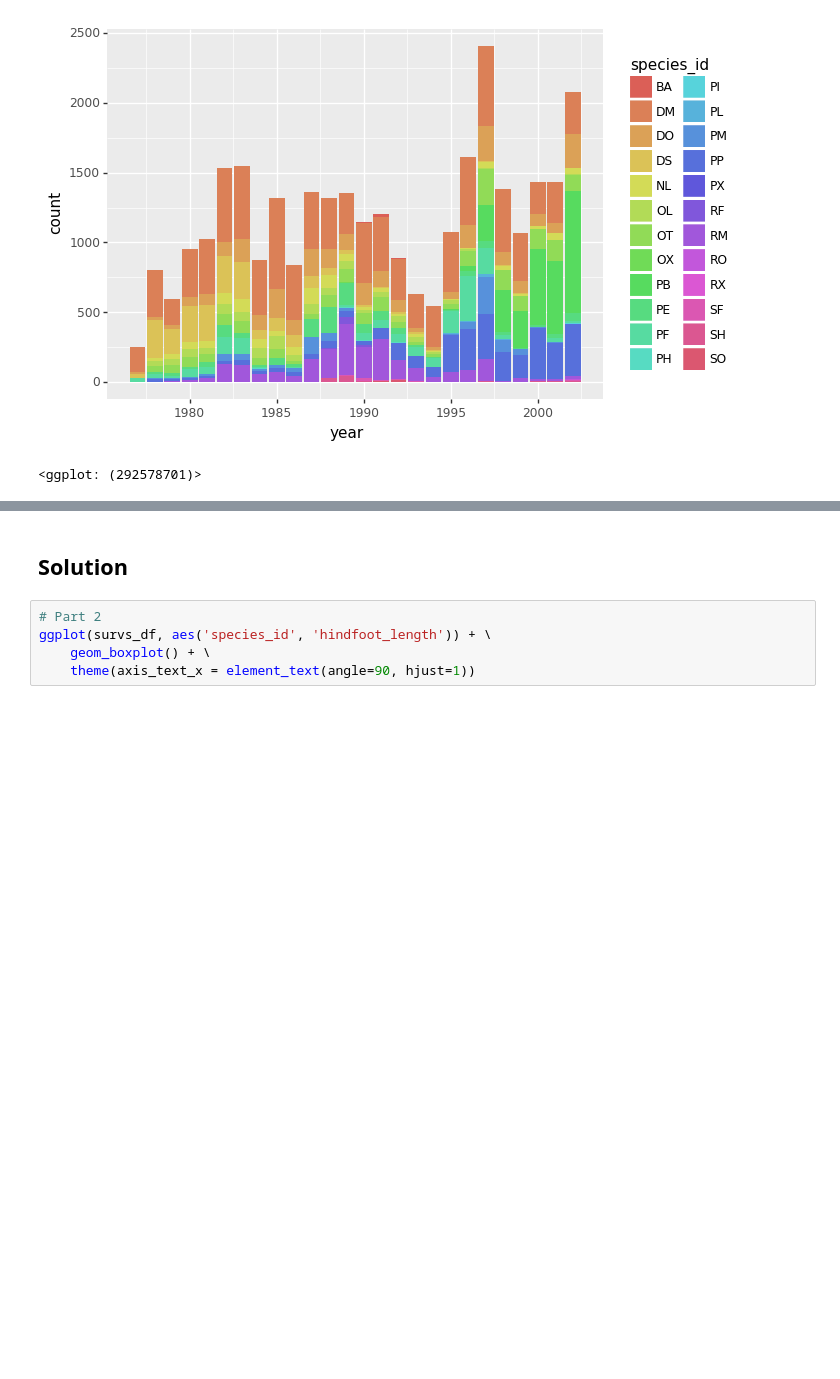
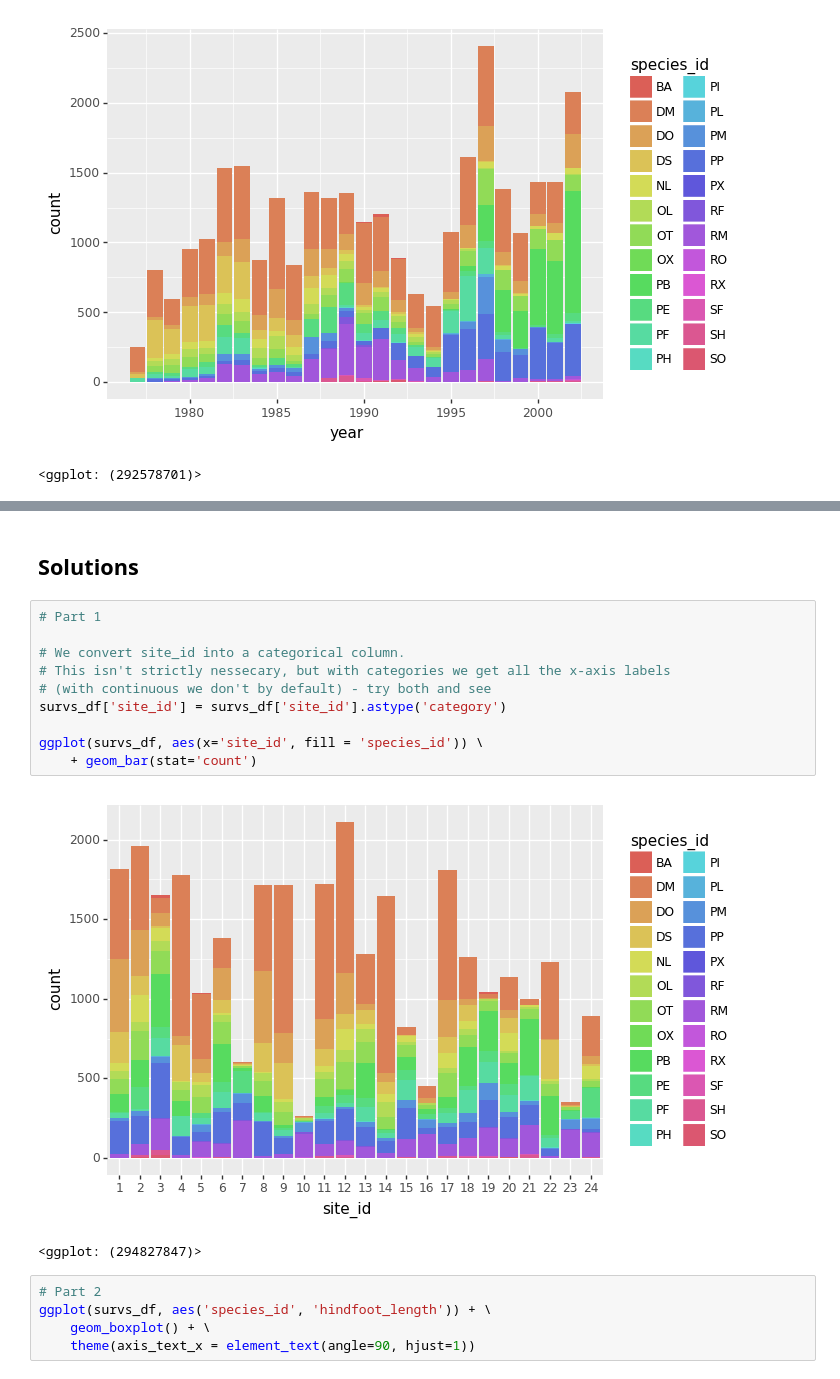
Before and after one commit to MonashDataFluency/python-workshop-base, a Jupyter notebook: workshops/docs/modules/notebooks/plotting_with_ggplot.ipynb, the cells around one changed output, grey strips where cells are left out. Saved outputs shown, nothing was run; the diff lists cells and outputs as text; blank space fills up the shorter version.

```diff
--- a/workshops/docs/modules/notebooks/plotting_with_ggplot.ipynb
+++ b/workshops/docs/modules/notebooks/plotting_with_ggplot.ipynb
@@ -138,5 +138,18 @@ Plot a boxplot of `hindfoot_length` across different species (`species_id` colum
 # %% [markdown]
-## Solution
+## Solutions
+# %%
+# Part 1
+
+# We convert site_id into a categorical column.
+# This isn't strictly nessecary, but with categories we get all the x-axis labels
+# (with continuous we don't by default) - try both and see
+survs_df['site_id'] = survs_df['site_id'].astype('category')
+
+ggplot(survs_df, aes(x='site_id', fill = 'species_id')) \
+    + geom_bar(stat='count')
+# %% [output]
+[figure, added]
+<ggplot: (294827847)>
 # %%
 # Part 2
 ggplot(survs_df, aes('species_id', 'hindfoot_length')) + \
```
Also changed, not shown: parts of 3 cells of this notebook, 18 other files.
